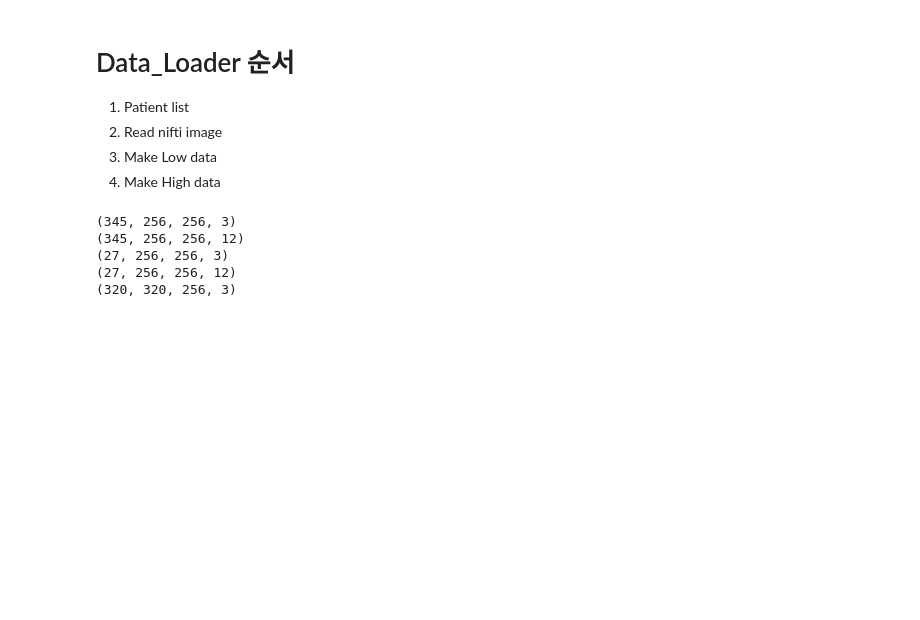
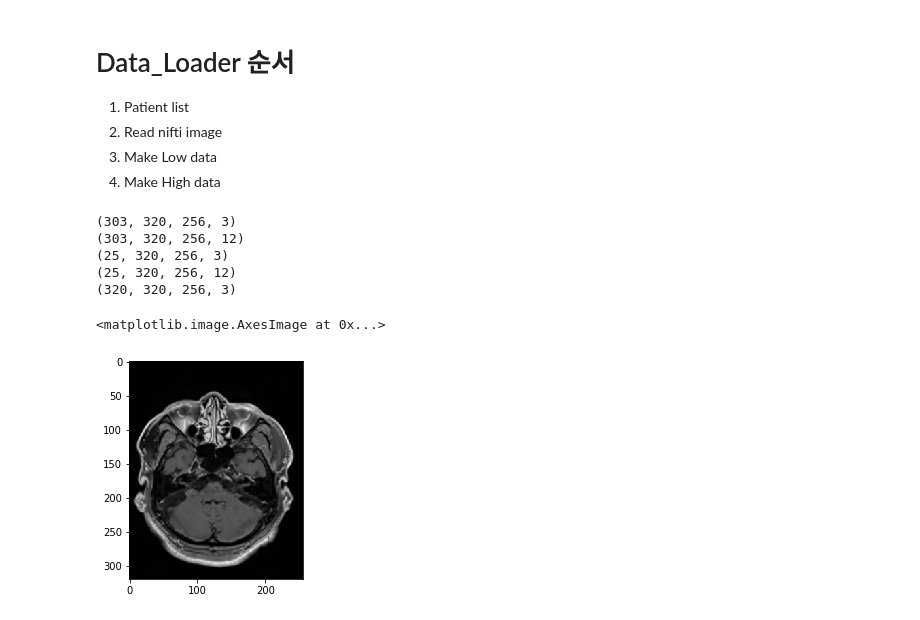
Before and after one commit to jjerry-k/2DThick2Thin, a Jupyter notebook: 02_00_02_Data_Generator_v3.ipynb, the cells around one changed output. Saved outputs shown, nothing was run; the diff lists cells and outputs as text; code cells hidden in the pictures; blank space fills up the shorter version.

```diff
--- a/02_00_02_Data_Generator_v3.ipynb
+++ b/02_00_02_Data_Generator_v3.ipynb
@@ -147,7 +140,7 @@ def data_loader_v3(PATH, val_idx = 0, img = 'rsl', norm = True):
     return np.array(train_low), train_high, np.array(val_low), val_high, np.array(test_low)
 # %%
 Data_root = './interpolation/'
-train_low, train_high, val_low, val_high, test_low = data_loader_v3(Data_root, img=None)
+train_low, train_high, val_low, val_high, test_low = data_loader_v3(Data_root, img='rsl')
 
 print(train_low.shape)
 print(train_high.shape)
@@ -155,11 +148,16 @@ print(val_low.shape)
 print(val_high.shape)
 print(test_low.shape)
 # %% [output]
-(345, 256, 256, 3)
-(345, 256, 256, 12)
-(27, 256, 256, 3)
-(27, 256, 256, 12)
+(303, 320, 256, 3)
+(303, 320, 256, 12)
+(25, 320, 256, 3)
+(25, 320, 256, 12)
 (320, 320, 256, 3)
+# %%
+plt.imshow(train_high[4,...,0], cmap='gray')
+# %% [output]
+<matplotlib.image.AxesImage at 0x...>
+[figure, added]
 # %%
 from ipywidgets import interact
 
```
Also changed, not shown: parts of 1 cell of this notebook, 18 other files.
